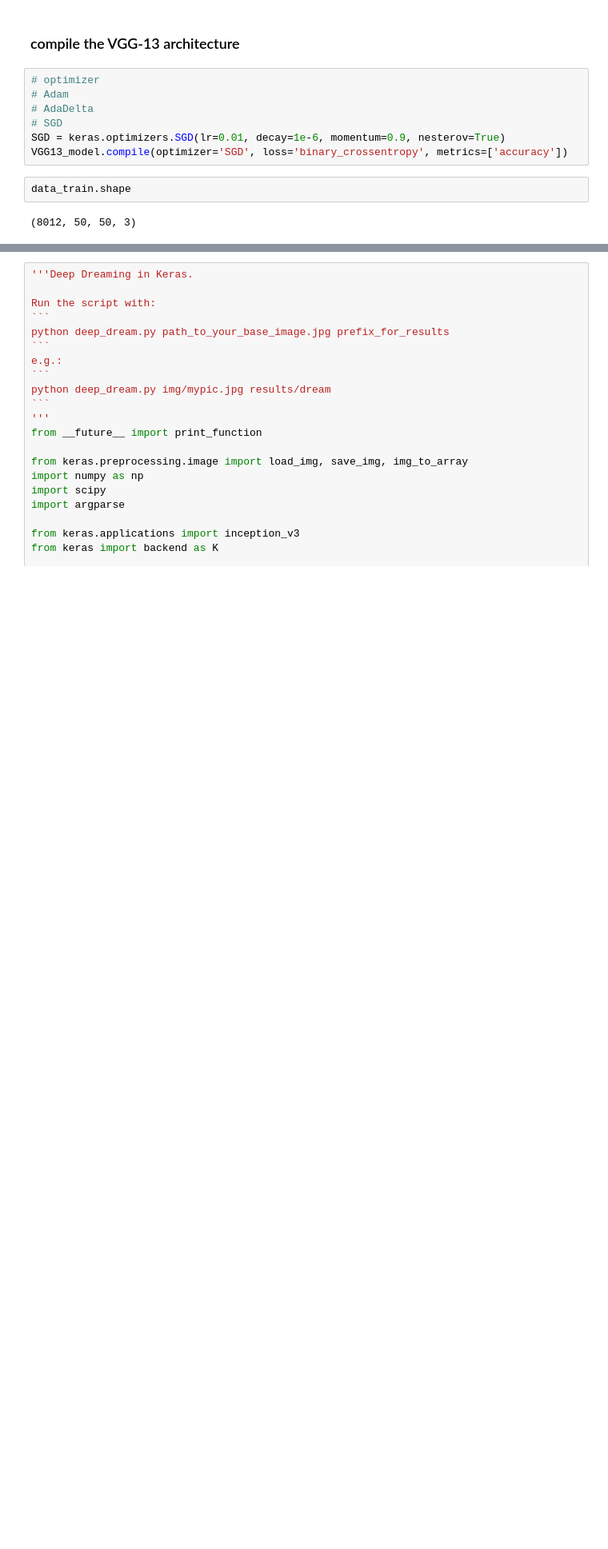
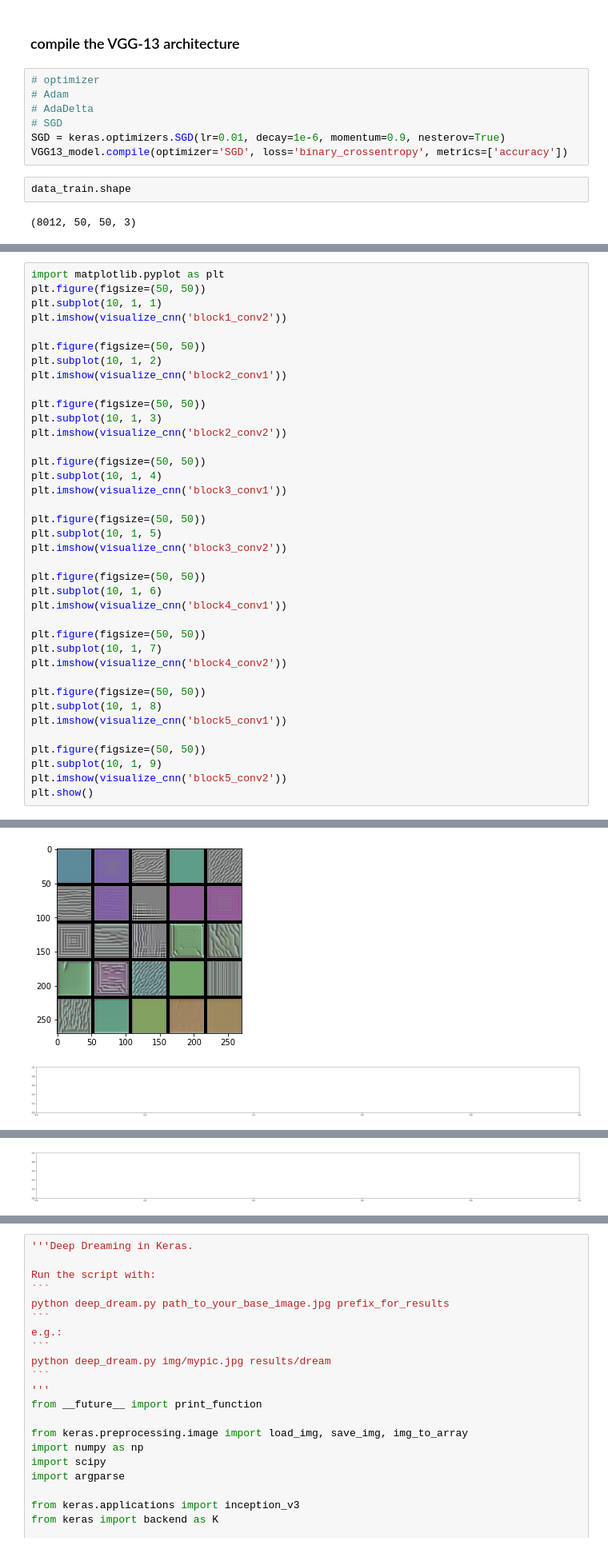
Before and after one commit to KeydetZ/EE285, a Jupyter notebook: VGG.ipynb, the cells around one changed output, grey strips where cells are left out. Shown: that part at 80% size. Saved outputs shown, nothing was run; the diff lists cells and outputs as text; blank space fills up the shorter version.

Commit message:
visualize cnn

```diff
--- a/VGG.ipynb
+++ b/VGG.ipynb
@@ -321,0 +326,39 @@ Processing filter 0
+# %%
+import matplotlib.pyplot as plt
+plt.figure(figsize=(50, 50))
+plt.subplot(10, 1, 1)
+plt.imshow(visualize_cnn('block1_conv2'))
+
+plt.figure(figsize=(50, 50))
+plt.subplot(10, 1, 2)
+plt.imshow(visualize_cnn('block2_conv1'))
+
+plt.figure(figsize=(50, 50))
+plt.subplot(10, 1, 3)
+plt.imshow(visualize_cnn('block2_conv2'))
+
+plt.figure(figsize=(50, 50))
+plt.subplot(10, 1, 4)
+plt.imshow(visualize_cnn('block3_conv1'))
+
+plt.figure(figsize=(50, 50))
+plt.subplot(10, 1, 5)
+plt.imshow(visualize_cnn('block3_conv2'))
+
+plt.figure(figsize=(50, 50))
+plt.subplot(10, 1, 6)
+plt.imshow(visualize_cnn('block4_conv1'))
+
+plt.figure(figsize=(50, 50))
+plt.subplot(10, 1, 7)
+plt.imshow(visualize_cnn('block4_conv2'))
+
+plt.figure(figsize=(50, 50))
+plt.subplot(10, 1, 8)
+plt.imshow(visualize_cnn('block5_conv1'))
+
+plt.figure(figsize=(50, 50))
+plt.subplot(10, 1, 9)
+plt.imshow(visualize_cnn('block5_conv2'))
+plt.show()
+# %% [output]
@@ -321,0 +382,2 @@ Processing filter 0
+[figure, added]
+[figure, added]
@@ -321,0 +385 @@ Processing filter 0
+[figure, added]
```
Also changed, not shown: parts of 5 cells of this notebook.
